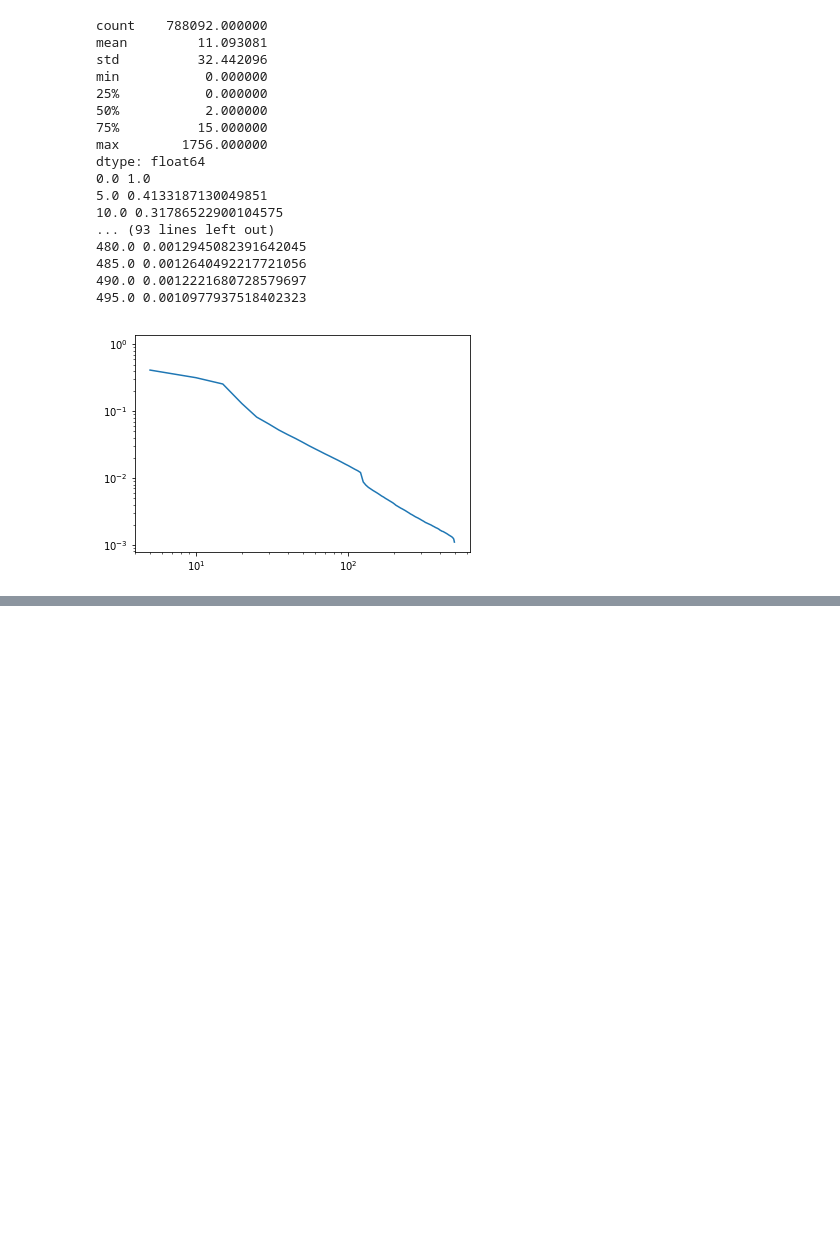
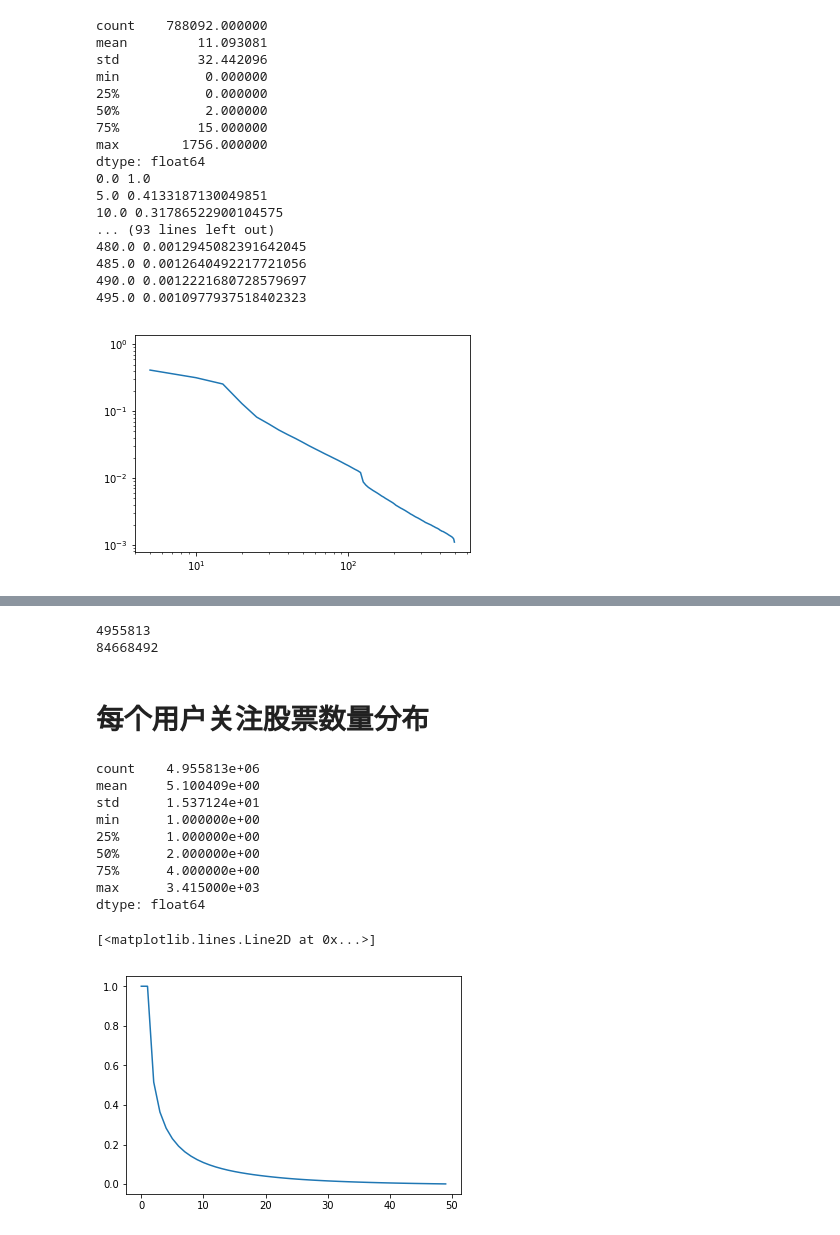
Before and after one commit to kayzhou/Guba_analysis, a Jupyter notebook: explore.ipynb, the cells around one changed output, grey strips where cells are left out. Drawn from its saved outputs; the diff is of its cells as text; code cells hidden in the pictures; blank space fills up the shorter version.

```diff
--- a/explore.ipynb
+++ b/explore.ipynb
@@ -5,13 +5,14 @@ import json
 import numpy as np
 import pandas as pd
 import matplotlib.pyplot as plt
+from tqdm import tqdm_notebook as tqdm
 
 def get_cdf_pdf(data, mini, maxi, step, norm=True):
     x = [float(i) for i in np.arange(mini, maxi, step)]
     cdf = [0] * len(x)
     pdf = [0] * len(x)
     count = 0
-    for d in data:
+    for d in tqdm(data):
         d = float(d)
         if d < mini or d > maxi:
             continue
@@ -215,0 +226,52 @@ dtype: float64
+# %%
+USER_STOCK_FILE = 'data/relation_user_stock.txt'
+
+all_user_count = 0 # 用户总量
+all_tweet_count = 0 # 总tweet数
+list_user_stock_count = [] # 每个用户的股票数量
+list_user_tweet_count = [] # 每个用户的tweet数量
+
+for line in tqdm(open(USER_STOCK_FILE)):
+    all_user_count += 1
+    user_tweet_count = 0
+    uid, stock_dict = line.strip().split(' @@ ')
+    stock_dict = json.loads(stock_dict)
+
+    for stock in stock_dict:
+        user_tweet_count += stock_dict[stock]
+        all_tweet_count += stock_dict[stock]
+    user_stock_count = len(stock_dict)
+
+    list_user_stock_count.append(user_stock_count)
+    list_user_tweet_count.append(user_tweet_count)
+
+print(all_user_count)
+print(all_tweet_count)
+# %% [output]
+4955813
+84668492
+# %% [markdown]
+# 每个用户关注股票数量分布
+# %%
+%matplotlib inline
+
+print(pd.Series(list_user_stock_count).describe())
+x, cdf, pdf = get_cdf_pdf(list_user_stock_count, 0, 50, 1)
+# for k, v in zip(x, cdf):
+#     print(k, v)
+# plt.loglog()
+# plt.yscale('log')
+# plt.xscale('log')
+plt.plot(x, cdf)
+# %% [output]
+count    4.955813e+06
+mean     5.100409e+00
+std      1.537124e+01
+min      1.000000e+00
+25%      1.000000e+00
+50%      2.000000e+00
+75%      4.000000e+00
+max      3.415000e+03
+dtype: float64
+[<matplotlib.lines.Line2D at 0x...>]
+[figure, added]
```
Also changed, not shown: parts of 8 cells of this notebook.
